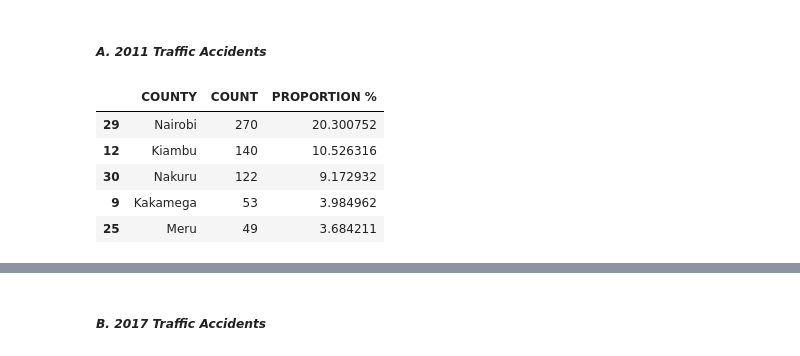
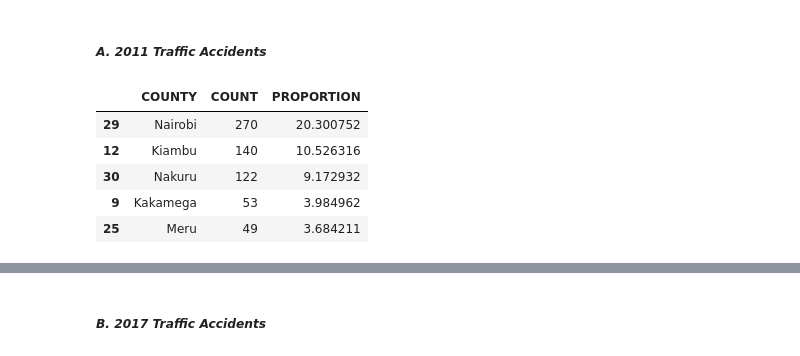
Before and after one commit to Nelson-Muteti/Group-Project, a Jupyter notebook: Project_IV_.ipynb, the cells around one changed output, grey strips where cells are left out. Cells and saved outputs as stored; diff of their text form; code cells hidden in the pictures.

```diff
--- a/Project_IV_.ipynb
+++ b/Project_IV_.ipynb
@@ -214,7 +214,7 @@ Accidents_2011.shape
 
 def clean_records(x):
   if isinstance(x, str):
-    return x.strip().capitalize().replace('  ', ' ').replace('&', 'and').replace('.', '')
+    return x.strip().capitalize().replace('  ', ' ').replace('&', 'and').replace('.', '').replace(' was ', ' ')
   else:
     return x
 
@@ -422,17 +422,17 @@ The outliers in the dataset are integral to the analysis, therefore we will not
 # %%
 # Calculating the number of accidents per county
 Accidents_county11 = Accidents_2011.groupby(['COUNTY']).size()
 
 Accidents_county11 = Accidents_county11.to_frame(name = 'COUNT').reset_index()
 
 # Sorting the dataframe in the descending order of 'COUNT'
 Accidents_county11 = Accidents_county11.sort_values(by = 'COUNT', ascending = False)
 
 # Calculating the proportion of accidents per county
-Accidents_county11['PROPORTION %'] = (Accidents_county11['COUNT'] / Accidents_county11['COUNT'].sum()) * 100
+Accidents_county11['PROPORTION'] = (Accidents_county11['COUNT'] / Accidents_county11['COUNT'].sum()) * 100
 Accidents_county11.head()
 # %% [output]
-|  | COUNTY | COUNT | PROPORTION % |
+|  | COUNTY | COUNT | PROPORTION |
 | 29 | Nairobi | 270 | 20.300752 |
 | 12 | Kiambu | 140 | 10.526316 |
 | 30 | Nakuru | 122 | 9.172932 |
```
Also changed, not shown: parts of 14 cells of this notebook.
